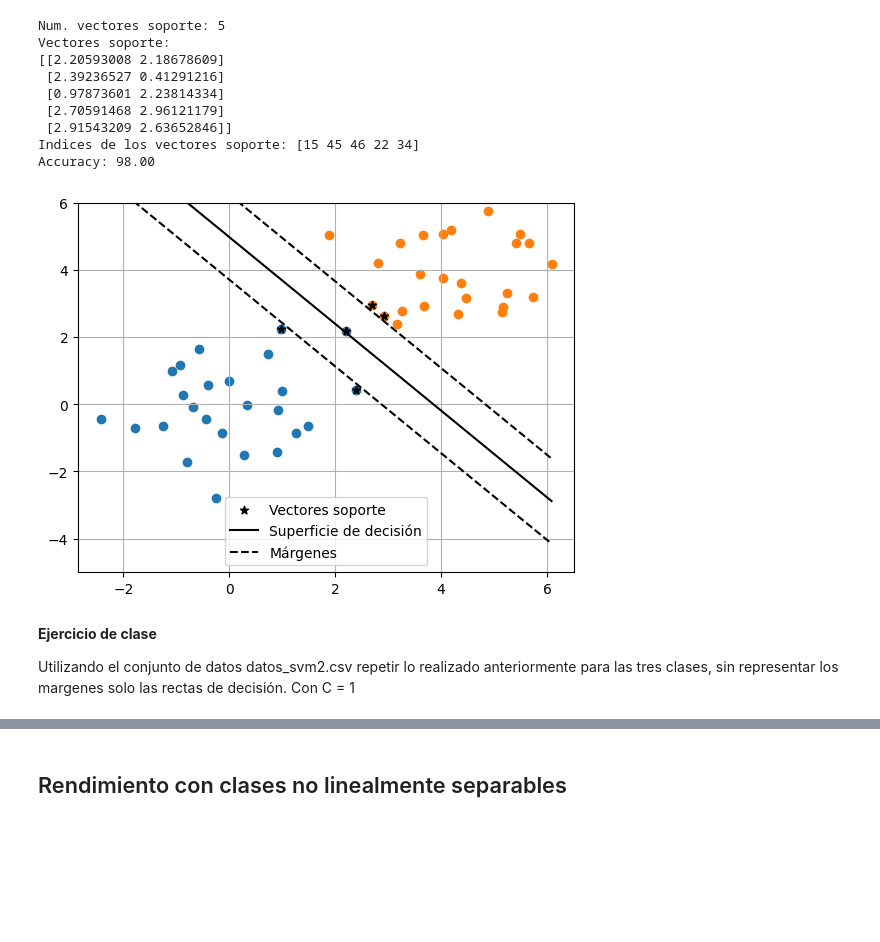
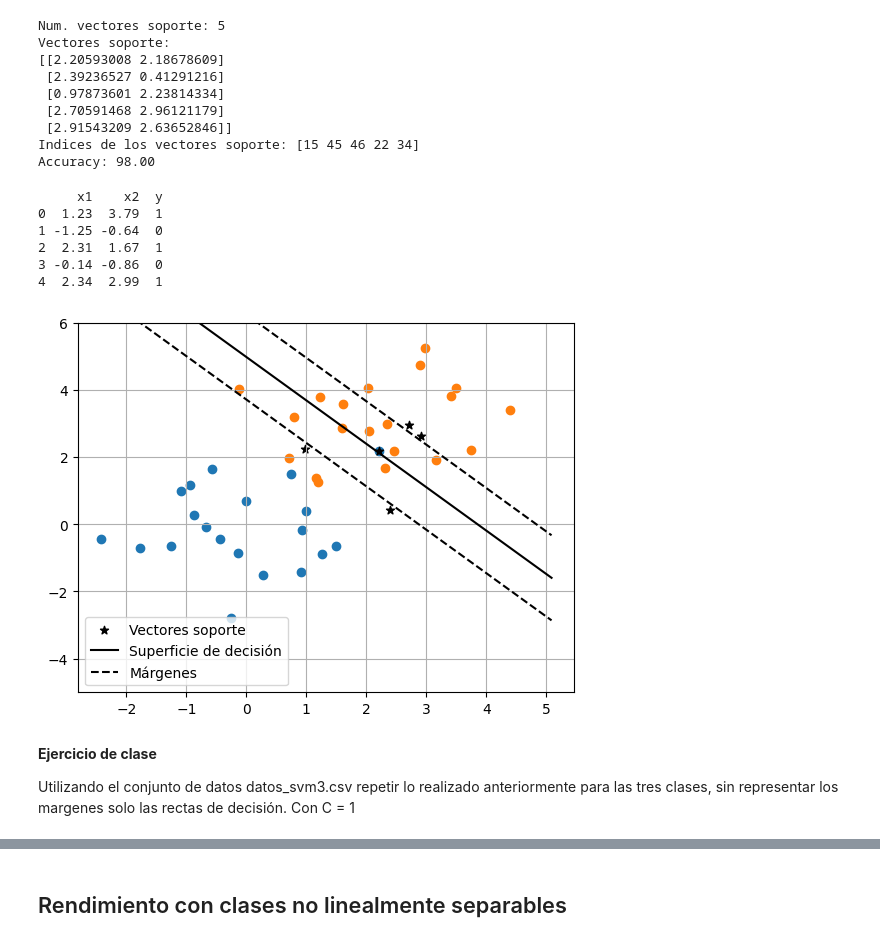
Before and after one commit to miguel-kjh/AA1, a Jupyter notebook: parte2/clase_09_04_25.ipynb, the cells around one changed output, grey strips where cells are left out. Drawn from its saved outputs; the diff is of its cells as text; code cells hidden in the pictures; blank space fills up the shorter version.

```diff
--- a/parte2/clase_09_04_25.ipynb
+++ b/parte2/clase_09_04_25.ipynb
@@ -79,34 +79,45 @@ Accuracy: 98.00
 # %%
 import numpy as np
 import matplotlib.pyplot as plt
+
+df = pd.read_csv('datos/datos_svm.csv')
+print(df.head())
+X = df.values[:,:-1]
+y = df.values[:,-1]
 
 for clase in range(2):
     plt.scatter(X[y==clase, 0], X[y==clase, 1])
 
 plt.scatter(clf.support_vectors_[:, 0], clf.support_vectors_[:, 1],
             c='k', marker='*', label='Vectores soporte')
 
 # Línea de decisión
 m = -clf.coef_[0, 0] / clf.coef_[0, 1]
 n = -clf.intercept_[0] / clf.coef_[0, 1]
 x_vals = np.linspace(X[:,0].min(), X[:,0].max(), 100)
 decision = m * x_vals + n
 plt.plot(x_vals, decision, 'k-', label='Superficie de decisión')
 
 # Márgenes (NO ES LA FORMA CORRECTA MATEMATICAMENTE PARA CALCULARLOS PERO NOS VA A SERVIR)
 margin = 1.4 / np.linalg.norm(clf.coef_) # Margen, distancia entre la línea de decisión y los vectores soporte
 margin_up = decision + margin
 margin_down = decision - margin
 plt.plot(x_vals, margin_up, 'k--', label='Márgenes')
 plt.plot(x_vals, margin_down, 'k--')
 
 plt.ylim(-5, 6)
 plt.grid()
 plt.legend()
 plt.show()
 # %% [output]
+     x1    x2  y
+0  1.23  3.79  1
+1 -1.25 -0.64  0
+2  2.31  1.67  1
+3 -0.14 -0.86  0
+4  2.34  2.99  1
-[figure, old version]
+[figure, new version]
 # %% [markdown]
 **Ejercicio de clase**
 
-Utilizando el conjunto de datos datos_svm2.csv repetir lo realizado anteriormente para las tres clases, sin representar los margenes solo las rectas de decisión. Con C = 1
+Utilizando el conjunto de datos datos_svm3.csv repetir lo realizado anteriormente para las tres clases, sin representar los margenes solo las rectas de decisión. Con C = 1
```
Also changed, not shown: parts of 3 cells of this notebook, 3 other files.
